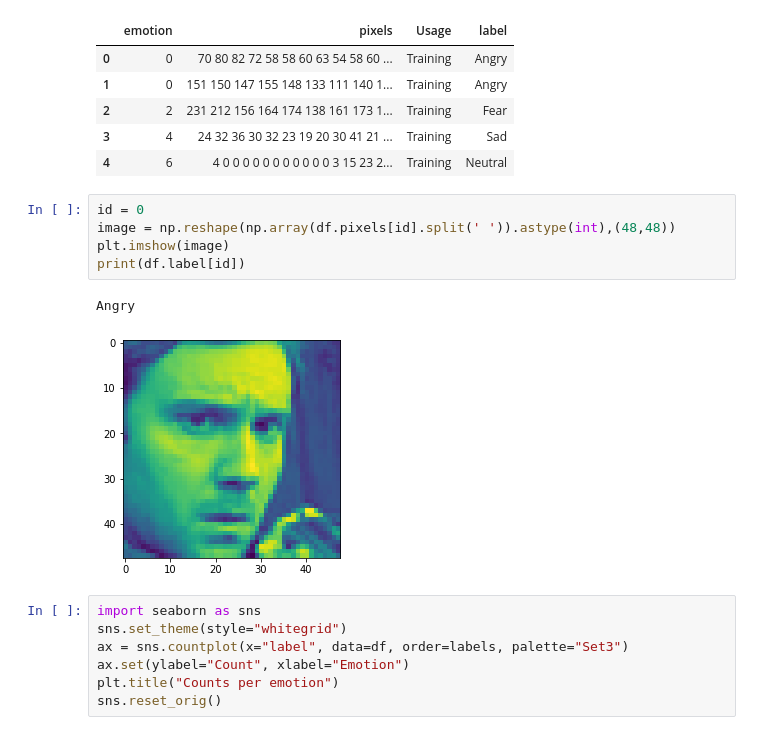
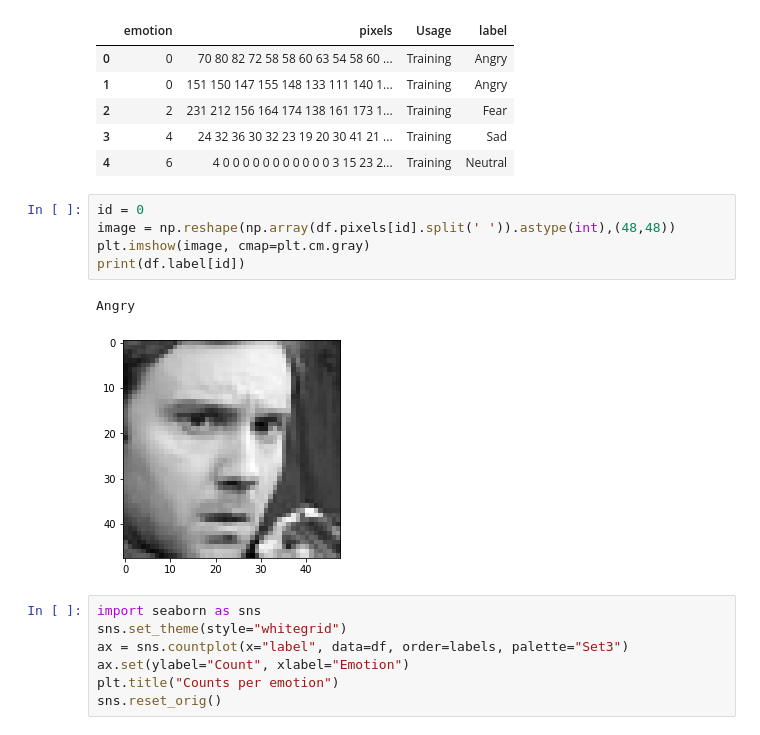
Before and after one commit to uninstallit/ATI736, a Jupyter notebook: Final/explore.ipynb, the cells around one changed output. Drawn from its saved outputs; the diff is of its cells as text.

```diff
--- a/Final/explore.ipynb
+++ b/Final/explore.ipynb
@@ -53,11 +54,11 @@ df.head(5)
 # %%
 id = 0
 image = np.reshape(np.array(df.pixels[id].split(' ')).astype(int),(48,48))
-plt.imshow(image)
+plt.imshow(image, cmap=plt.cm.gray)
 print(df.label[id])
 # %% [output]
 Angry
-[figure, old version]
+[figure, new version]
 # %%
 import seaborn as sns
 sns.set_theme(style="whitegrid")
```
Also changed, not shown: parts of 8 cells of this notebook.
